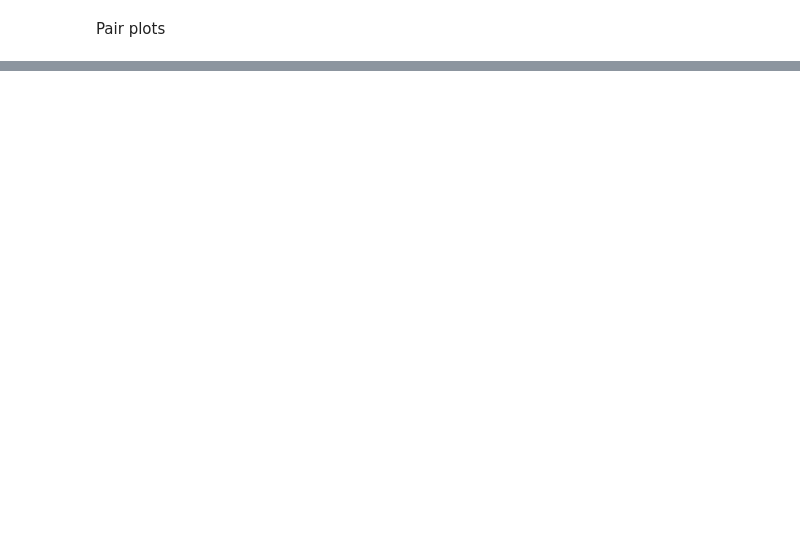
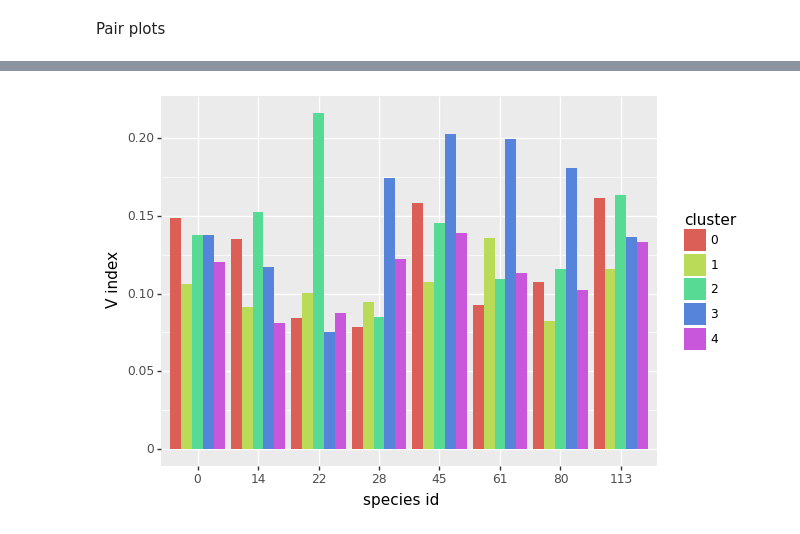
Before and after one commit to LGhilotti/pp_mix, a Jupyter notebook: data/Bauges_data/clustering_analysis.ipynb, the cells around one changed output, grey strips where cells are left out. Cells and saved outputs as stored; diff of their text form; code cells hidden in the pictures; blank space fills up the shorter version.

```diff
--- a/data/Bauges_data/clustering_analysis.ipynb
+++ b/data/Bauges_data/clustering_analysis.ipynb
@@ -78,0 +152,12 @@ sns.pairplot(df_cluster, vars = ['bio_1_0', 'bio_12_0', 'bio_19_0','bio_8_0'],
+# %%
+# Alternatively, each species bar is build in descreasing order [ACTUALLY THE SAME]
+df_ord = df
+g = df_ord.groupby('rel_species', as_index=False)
+df_ord = g.apply(lambda x: x.sort_values('V_index', ascending=False))
+df_ord = df_ord.reset_index(drop=True)
+# Stacked barplot with multiple groups
+species_ord = ggplot(df_ord, aes("rel_species", "V_index", fill="cluster")) +  geom_bar(stat="identity", position="dodge") \
+  + xlab("species id") + ylab("V index")
+print(species_ord)
+# %% [output]
+[figure, added]
```
Also changed, not shown: parts of 12 cells of this notebook, 1 other file.
